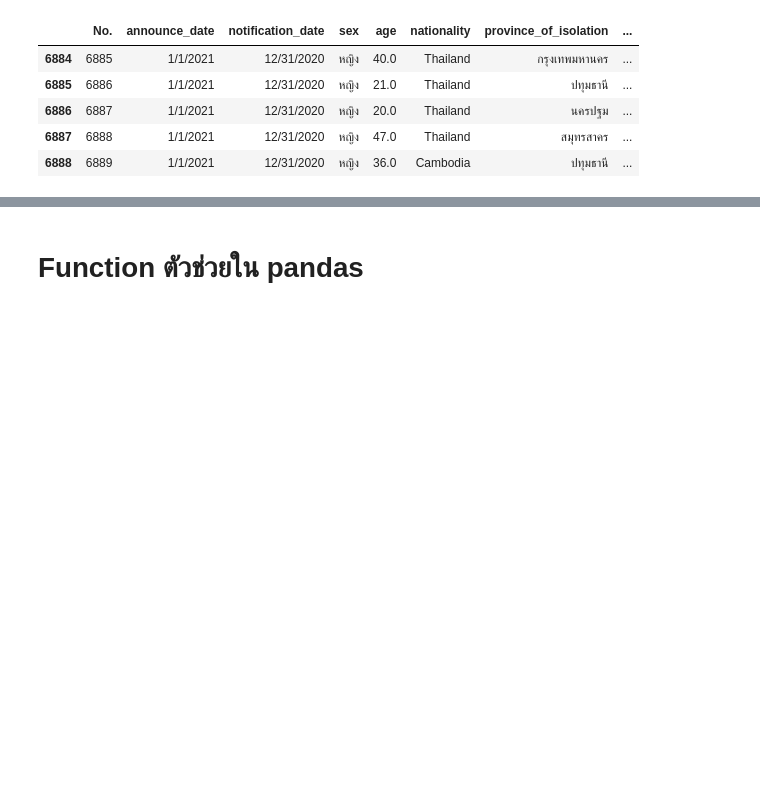
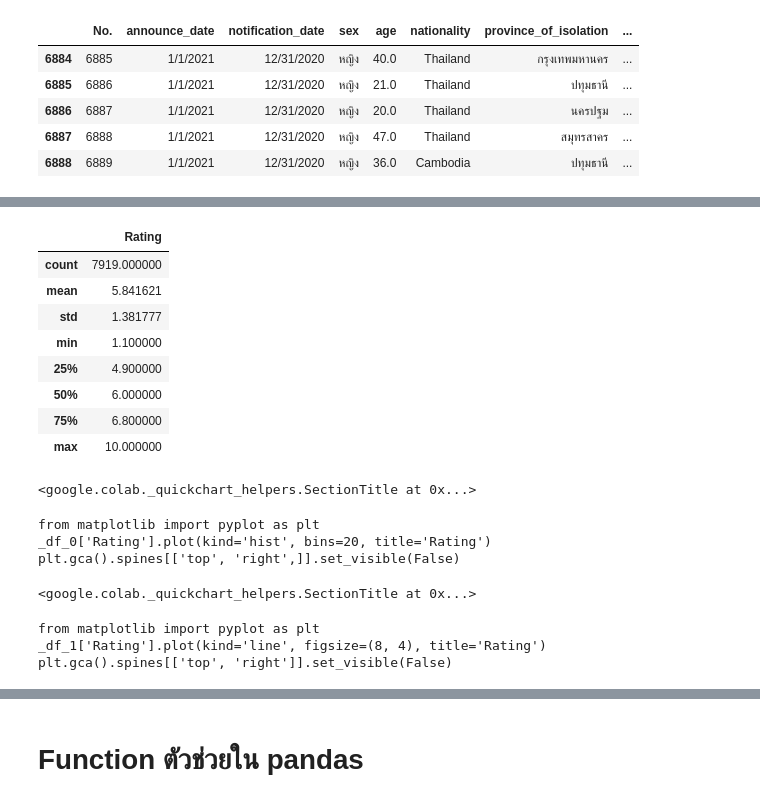
Before and after one commit to Kunyarat4803/Python_dataviz2024, a Jupyter notebook: สำเนาของ_Pandas_101.ipynb, the cells around one changed output, grey strips where cells are left out. Drawn from its saved outputs; the diff is of its cells as text; code cells hidden in the pictures; blank space fills up the shorter version.

```diff
--- a/สำเนาของ_Pandas_101.ipynb
+++ b/สำเนาของ_Pandas_101.ipynb
@@ -783,0 +821,20 @@ data_covid[TF].head()
+# %%
+movie_df.describe()
+# %% [output]
+|  | Rating |
+| count | 7919.000000 |
+| mean | 5.841621 |
+| std | 1.381777 |
+| min | 1.100000 |
+| 25% | 4.900000 |
+| 50% | 6.000000 |
+| 75% | 6.800000 |
+| max | 10.000000 |
+<google.colab._quickchart_helpers.SectionTitle at 0x...>
+from matplotlib import pyplot as plt
+_df_0['Rating'].plot(kind='hist', bins=20, title='Rating')
+plt.gca().spines[['top', 'right',]].set_visible(False)
+<google.colab._quickchart_helpers.SectionTitle at 0x...>
+from matplotlib import pyplot as plt
+_df_1['Rating'].plot(kind='line', figsize=(8, 4), title='Rating')
+plt.gca().spines[['top', 'right']].set_visible(False)
```
Also changed, not shown: parts of 34 cells of this notebook.
